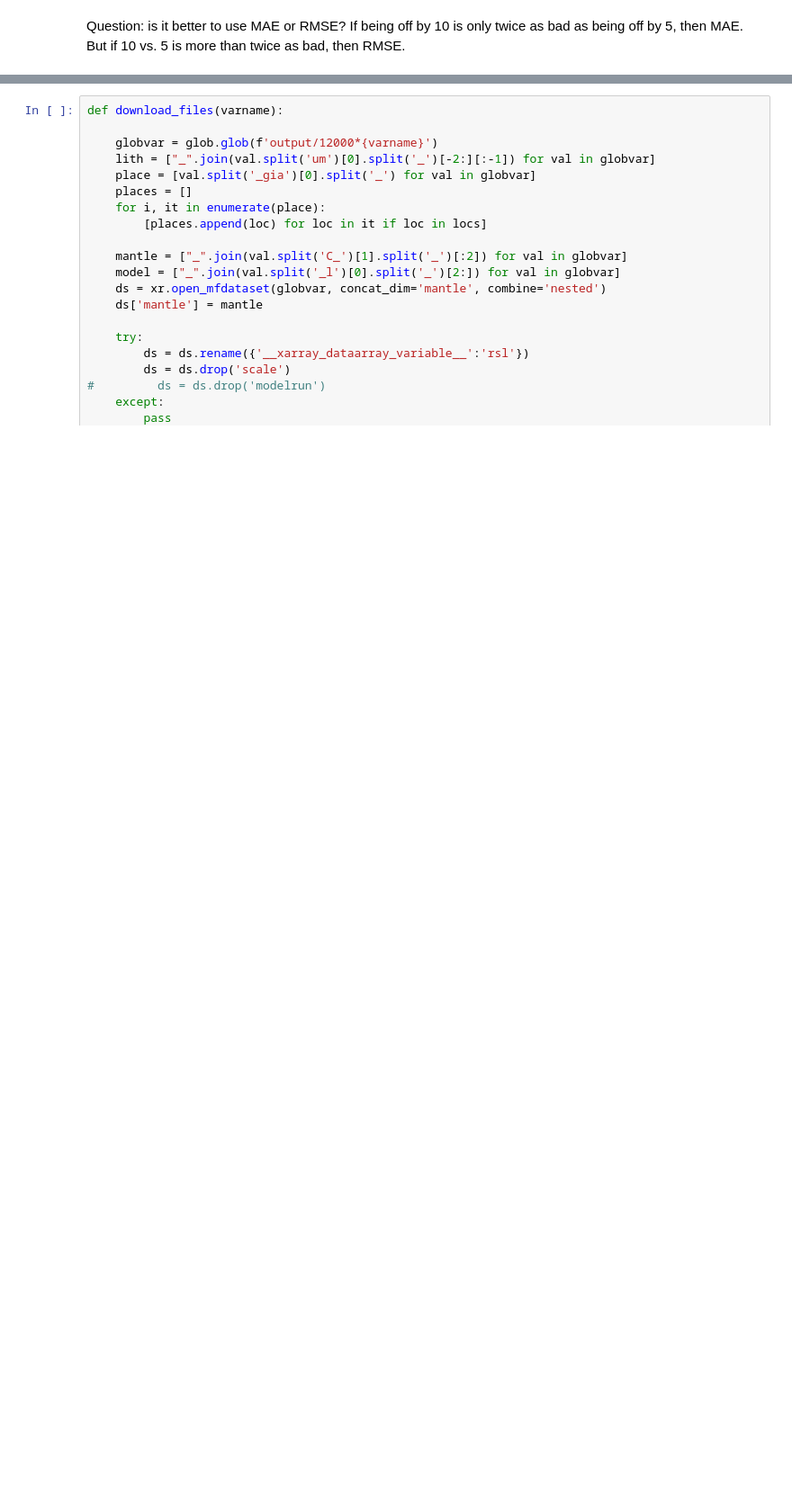
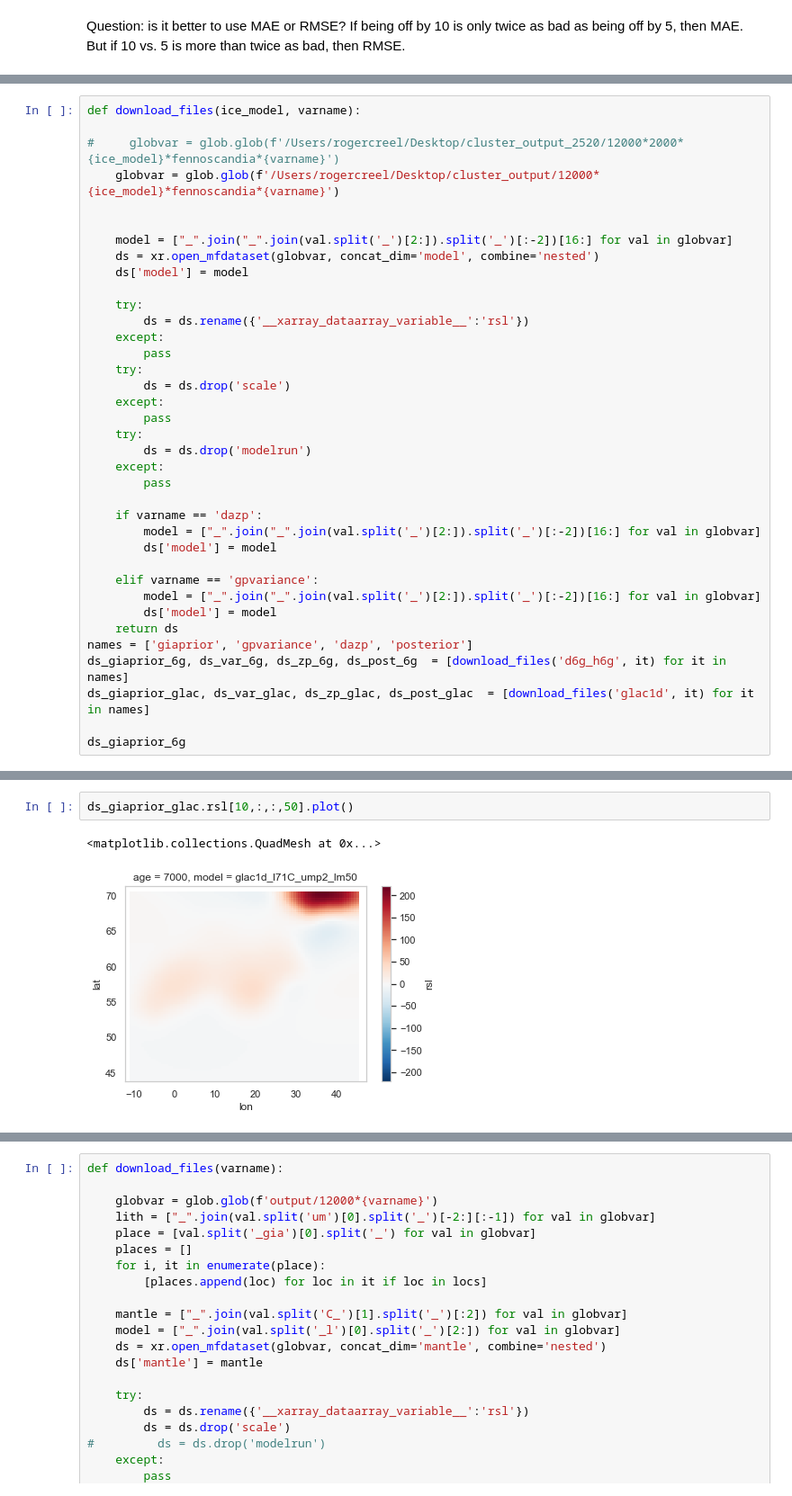
Before and after one commit to rcameronc/Holocene_readv, a Jupyter notebook: readv_postproc.ipynb, the cells around one changed output, grey strips where cells are left out. Shown at 90% size. Saved outputs shown, nothing was run; the diff lists cells and outputs as text; blank space fills up the shorter version.

```diff
--- a/readv_postproc.ipynb
+++ b/readv_postproc.ipynb
@@ -269,0 +247,37 @@ for i, age in enumerate(ds_zp.age):
+# %%
+def download_files(ice_model, varname):
+
+#     globvar = glob.glob(f'/Users/rogercreel/Desktop/cluster_output_2520/12000*2000*{ice_model}*fennoscandia*{varname}')
+    globvar = glob.glob(f'/Users/rogercreel/Desktop/cluster_output/12000*{ice_model}*fennoscandia*{varname}')
+
+
+    model = ["_".join("_".join(val.split('_')[2:]).split('_')[:-2])[16:] for val in globvar]
+    ds = xr.open_mfdataset(globvar, concat_dim='model', combine='nested')
+    ds['model'] = model
+
+    try:
+        ds = ds.rename({'__xarray_dataarray_variable__':'rsl'})
+    except:
+        pass
+    try:
+        ds = ds.drop('scale')
+    except:
+        pass
+    try:
+        ds = ds.drop('modelrun')
+    except:
+        pass
+
+    if varname == 'dazp':
+        model = ["_".join("_".join(val.split('_')[2:]).split('_')[:-2])[16:] for val in globvar]
+        ds['model'] = model
+
+    elif varname == 'gpvariance':
+        model = ["_".join("_".join(val.split('_')[2:]).split('_')[:-2])[16:] for val in globvar]
+        ds['model'] = model
+    return ds
+names = ['giaprior', 'gpvariance', 'dazp', 'posterior']
+ds_giaprior_6g, ds_var_6g, ds_zp_6g, ds_post_6g  = [download_files('d6g_h6g', it) for it in names]
+ds_giaprior_glac, ds_var_glac, ds_zp_glac, ds_post_glac  = [download_files('glac1d', it) for it in names]
+
+ds_giaprior_6g
@@ -269,0 +298,5 @@ for i, age in enumerate(ds_zp.age):
+# %%
+ds_giaprior_glac.rsl[10,:,:,50].plot()
+# %% [output]
+<matplotlib.collections.QuadMesh at 0x...>
+[figure, added]
```
Also changed, not shown: parts of 39 cells of this notebook, 18 other files.
